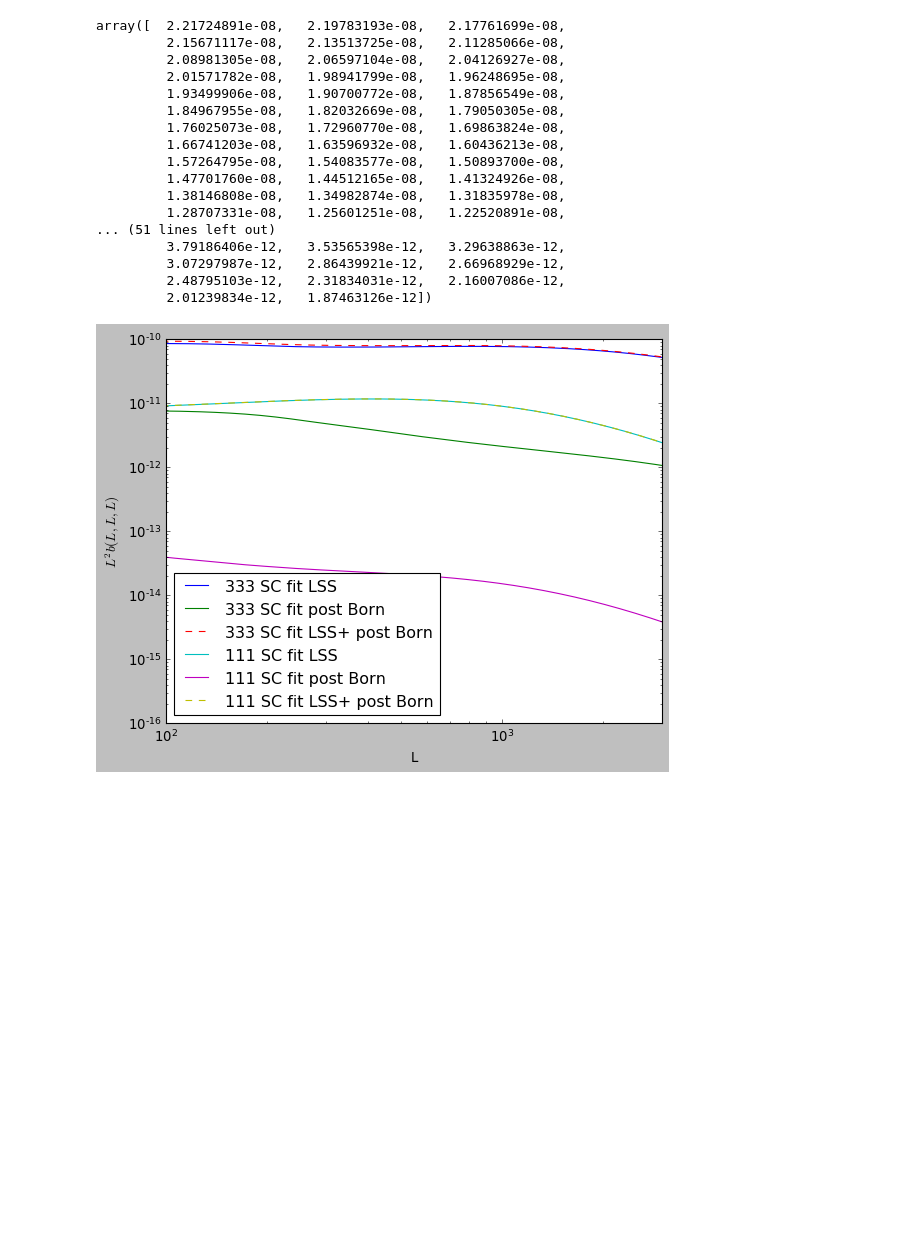
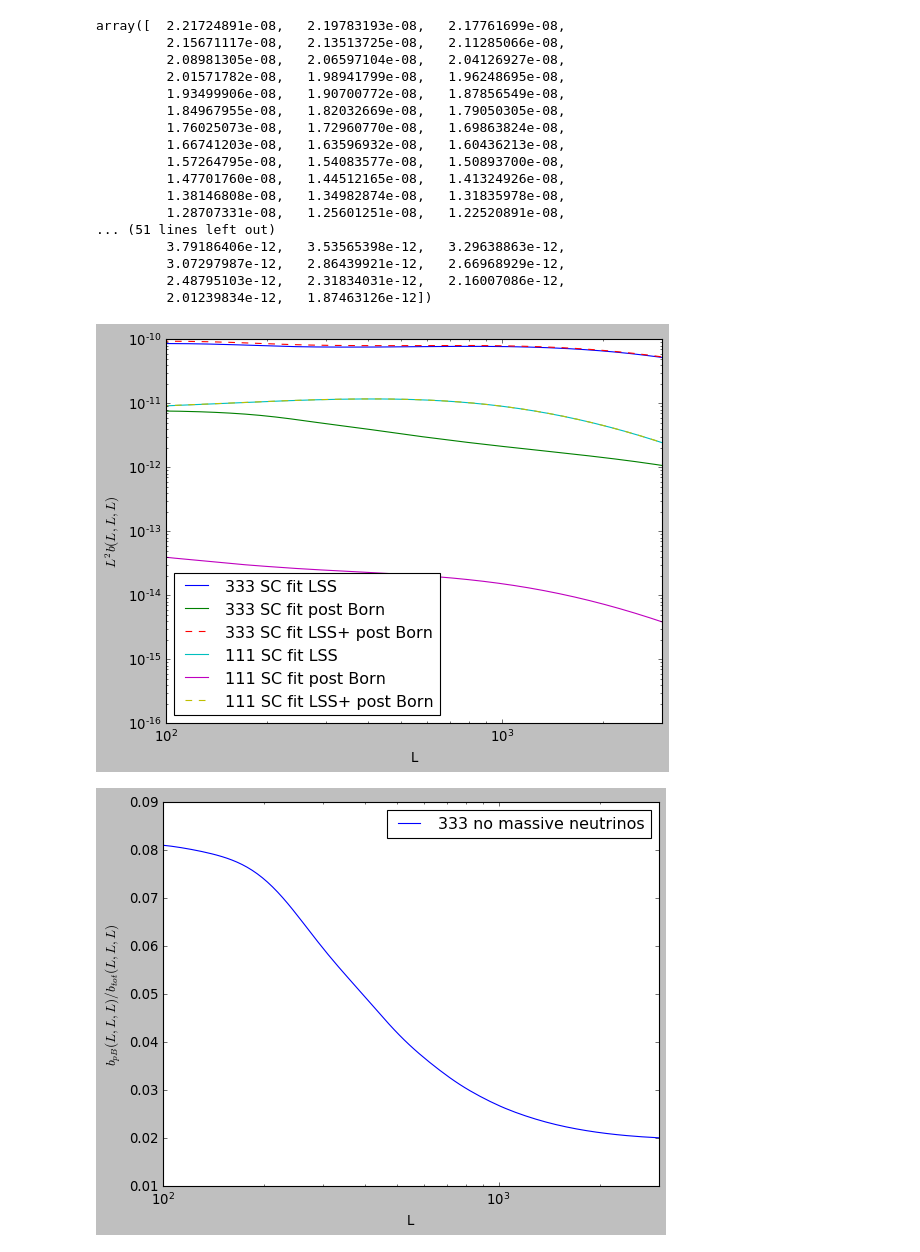
Before and after one commit to VMBoehm/BispectrumBias, a Jupyter notebook: TestBispectraGalLens.ipynb, the cells around one changed output. Cells and saved outputs as stored; diff of their text form; code cells hidden in the pictures; blank space fills up the shorter version.

Commit message:
squeezed limits for 333 with post Born, seem not to be sensitive to zmin, kmin, kmax

```diff
--- a/TestBispectraGalLens.ipynb
+++ b/TestBispectraGalLens.ipynb
@@ -223,28 +225,41 @@ array([  2.21724891e-08,   2.19783193e-08,   2.17761699e-08,
 # %%
 #equilat including post born
 specpath='/home/nessa/Documents/Projects/LensingBispectrum/CMB-nonlinear/outputs/bispectra/'
 L,l,theta = pickle.load(open(ellpath+'ell_ang_equilat_Lmin10_Lmax10000_lmin10_lmax8000_lenL200_lenl220_lenang200_0e+00.pkl','r'))
 bi_equi = np.load(specpath+'bispec_333_retest_equilat_JiaGalaxyLens_Lmin10-Lmax10000-lmax10000_halofit_SC.npy')
 bi_equipB = np.load(specpath+'bispec_333_retest_equilat_JiaGalaxyLens_Lmin10-Lmax10000-lmax10000_halofit_SC_post_born.npy')
 bi_equisum = np.load(specpath+'bispec_333_retest_equilat_JiaGalaxyLens_Lmin10-Lmax10000-lmax10000_halofit_SC_post_born_sum.npy')
 bi_equi1 = np.load(specpath+'bispec_111_retest_equilat_JiaGalaxyLens_Lmin10-Lmax10000-lmax10000_halofit_SC.npy')
 bi_equipB1 = np.load(specpath+'bispec_111_retest_equilat_JiaGalaxyLens_Lmin10-Lmax10000-lmax10000_halofit_SC_post_born.npy')
 bi_equisum1 = np.load(specpath+'bispec_111_retest_equilat_JiaGalaxyLens_Lmin10-Lmax10000-lmax10000_halofit_SC_post_born_sum.npy')
 
 
 plt.figure()
 plt.loglog(L, L**2*bi_equi,label='333 SC fit LSS')
 plt.loglog(L, L**2*bi_equipB,label='333 SC fit post Born')
 plt.loglog(L, L**2*bi_equisum,ls='--',label='333 SC fit LSS+ post Born')
 plt.loglog(L, L**2*bi_equi1,label='111 SC fit LSS')
 plt.loglog(L, L**2*bi_equipB1,label='111 SC fit post Born')
 plt.loglog(L, L**2*bi_equisum1,ls='--',label='111 SC fit LSS+ post Born')
 plt.xlim(100,3000)
 plt.legend(loc='best')
 plt.xlabel('L')
 plt.ylabel('$L^2 b(L,L,L)$')
 plotpath='/home/nessa/Documents/Projects/LensingBispectrum/CMB-nonlinear/Tests/GalaxyLensing/'
 plt.savefig(plotpath+'bispec_equilat_postBorn.png',bbox_inches='tight')
 plt.show()
+
+
+
+plt.figure()
+plt.semilogx(L, bi_equipB/bi_equisum,label='333 no massive neutrinos')
+plt.xlim(100,3000)
+plt.legend(loc='best')
+plt.xlabel('L')
+plt.ylabel('$b_{pB}(L,L,L)/b_{tot}(L,L,L)$')
+plotpath='/home/nessa/Documents/Projects/LensingBispectrum/CMB-nonlinear/Tests/GalaxyLensing/'
+plt.savefig(plotpath+'bispec_equilat_postBorn_ratio.png',bbox_inches='tight')
+plt.show()
 # %% [output]
 [figure]
+[figure, added]
```
Also changed, not shown: parts of 2 cells of this notebook, 3 other files.
